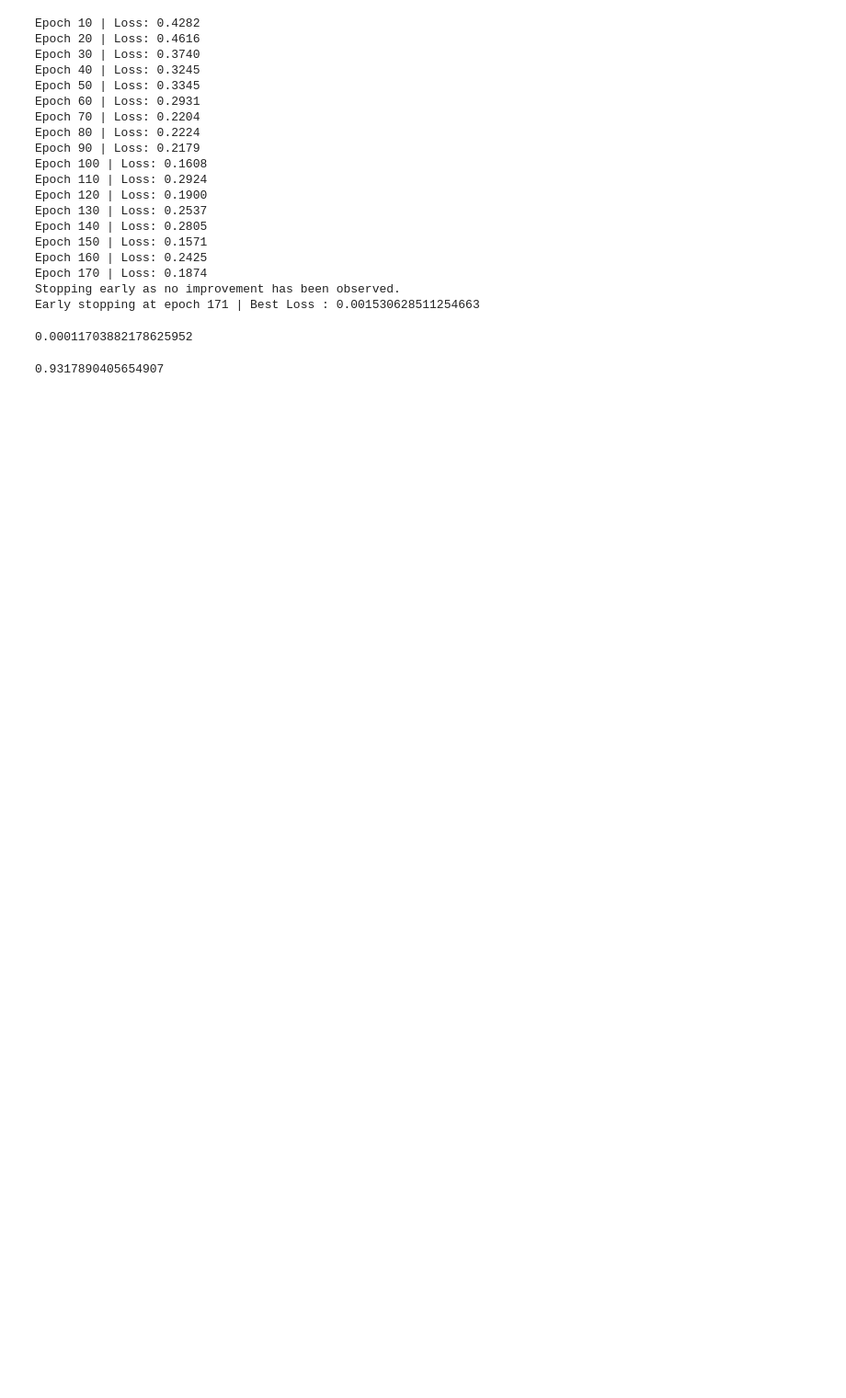
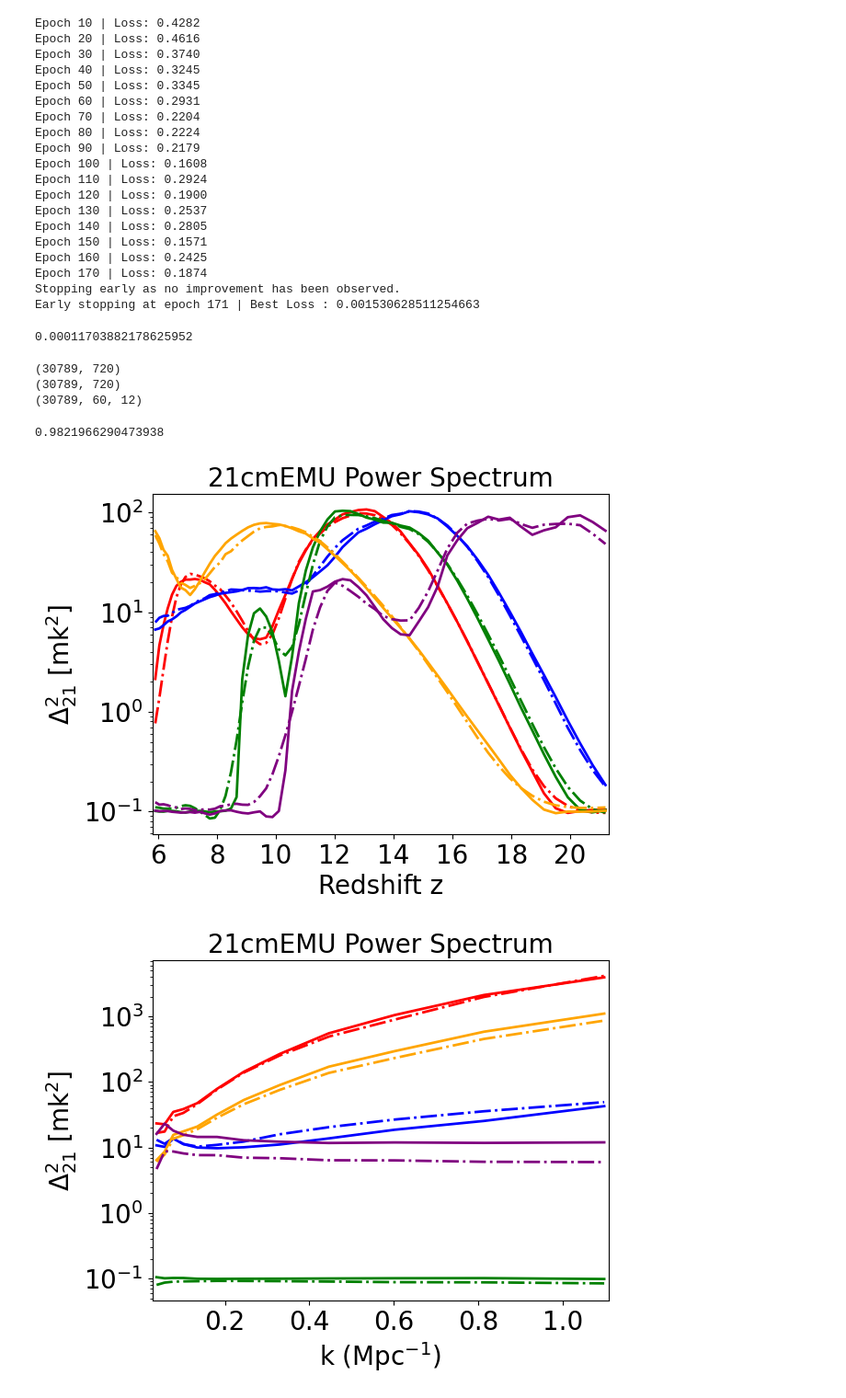
Before and after one commit to Rillard2001/RealMSc, a Jupyter notebook: 21cmEMU_TrainingData.ipynb, the cells around one changed output. Shown at 92% size. Saved outputs shown, nothing was run; the diff lists cells and outputs as text; code cells hidden in the pictures; blank space fills up the shorter version.

```diff
--- a/21cmEMU_TrainingData.ipynb
+++ b/21cmEMU_TrainingData.ipynb
@@ -472,12 +476,12 @@ def plotting_PS(true_data, emulated_data, fixed, size, k, z):
 
         for i, c in zip(rand, cs):
 
-            plt.plot(true_data.PS_redshifts[???], true_data.PS[i, :, k], lw = 2, ls = '-', color = c)
-            plt.plot(true_data.PS_redshifts[???], data2[i, :, k], lw = 2, ls = '-.', color = c)
+            plt.plot(np.unique(true_data.PS_redshifts), true_data.PS[i, :, k], lw = 2, ls = '-', color = c)
+            plt.plot(np.unique(true_data.PS_redshifts), emulated_data[i, :, k], lw = 2, ls = '-.', color = c)
 
         plt.ylabel(r'$\Delta_{21}^2$ [mk$^2$]', fontsize = fs)
         plt.xlabel(r'Redshift z', fontsize = fs)
-        plt.xlim(true_data.PS_redshifts[0] - 0.1, true_data.PS_redshifts[-1] + 0.1) ????
+        plt.xlim(np.unique(true_data.PS_redshifts)[0] - 0.1, np.unique(true_data.PS_redshifts)[-1] + 0.1)
         plt.yticks(fontsize = fs)
         plt.xticks(fontsize = fs)
         plt.yscale('log')
@@ -488,12 +492,12 @@ def plotting_PS(true_data, emulated_data, fixed, size, k, z):
 
         for i, c in zip(rand, cs):
 
-            plt.plot(true_data.k[???], true_data.PS[i, z, :], lw = 2, ls = '-', color = c)
-            plt.plot(true_data.k[???], data2[i, z, :], lw = 2, ls = '-.', color = c)
+            plt.plot(np.unique(true_data.k), true_data.PS[i, z, :], lw = 2, ls = '-', color = c)
+            plt.plot(np.unique(true_data.k), emulated_data[i, z, :], lw = 2, ls = '-.', color = c)
 
         plt.ylabel(r'$\Delta_{21}^2$ [mk$^2$]', fontsize = fs)
         plt.xlabel(r'k (Mpc$^{-1}$)', fontsize = fs)
-        plt.xlim(PS_k[0] - 1e-2, PS_k[-1] + 1e-2) ????
+        plt.xlim(np.unique(true_data.k)[0] - 1e-2, np.unique(true_data.k)[-1] + 1e-2)
         plt.yticks(fontsize = fs)
         plt.xticks(fontsize = fs)
         plt.yscale('log')
@@ -747,8 +751,8 @@ print(best_val_loss)
 0.00011703882178625952
 # %%
 #Test neural network on test data
-loaded_model = PSNN(9, [547, 388])
-loaded_model.load_state_dict(torch.load("PSNN_9params_100k_samples_194trials.pth"))
+loaded_model = PSNN(9, [428, 471, 168])
+loaded_model.load_state_dict(torch.load("PSNN_4fixed_100k_samples.pth"))
 
 loaded_model.eval()
 #model.eval()
@@ -760,10 +764,18 @@ y_pred = y_pred_tens.cpu().numpy()
 
 y_true = np.log10(final_test.PS).reshape(final_test.PS.shape[0], -1)
 y_pred = y_pred.reshape(y_pred.shape[0], -1)
+# %%
+print(y_pred.shape)
+print(y_true.shape)
+print(y_pred_tens.cpu().numpy().shape)
+# %% [output]
+(30789, 720)
+(30789, 720)
+(30789, 60, 12)
 # %%
 #Get R^2 score
 r2_score(y_true, y_pred)  # getting 90% 2D R^2 score with 30 000 test samples
 # %% [output]
-0.9317890405654907
+0.9821966290473938
 # %%
 #0.932 R^2 score with all 9 differing parameters at 100k training samples, 20k validation samples, 25k test samples
@@ -771,3 +783,26 @@ r2_score(y_true, y_pred)  # getting 90% 2D R^2 score with 30 000 test samples
+# %%
+# def plotting_PS(true_data, emulated_data, fixed, size, k, z):
+
+#     rand = np.random.randint(0, len(true_data.PS), size = size)
+
+#     fs = 20
+
+#     cs = [
+#         'red', 'blue', 'green', 'orange', 'purple', 'brown', 'pink', 'gray',
+#         'olive', 'cyan', 'magenta', 'yellow', 'teal', 'navy', 'maroon', 'lime',
+#         'indigo', 'turquoise', 'violet', 'gold', 'coral', 'salmon', 'khaki',
+#         'plum', 'orchid', 'crimson', 'tomato', 'sienna', 'chocolate', 'peru',
+#         'tan', 'darkgreen', 'darkblue'
+#     ]
+
+#     if fixed == 'zs':
+c = y_pred_tens.cpu().numpy()
+b = 10 ** c
+plotting_PS(final_test, b, 'zs', size = 5, k = 5, z = 10)
+plotting_PS(final_test, b, 'k', size = 5, k = 5, z = 10)
+# %% [output]
+[figure, added]
+[figure, added]
 # %%
 def save_file(label, n_rounds, final_output):
 
```
Also changed, not shown: parts of 9 cells of this notebook.
